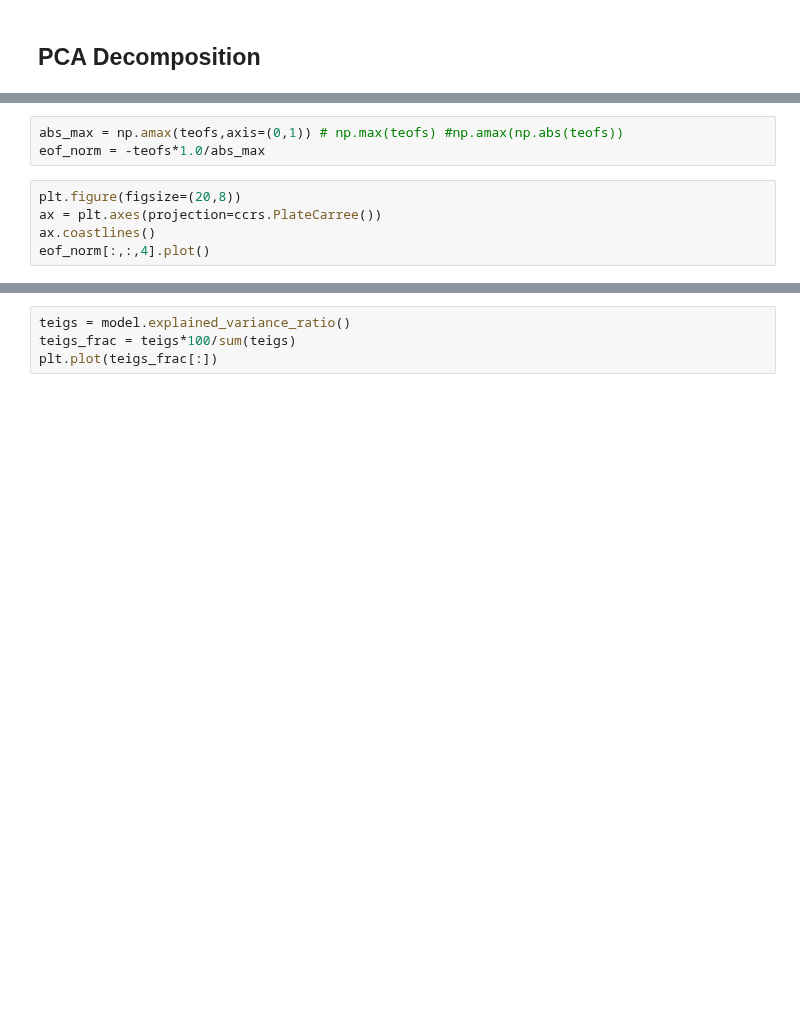
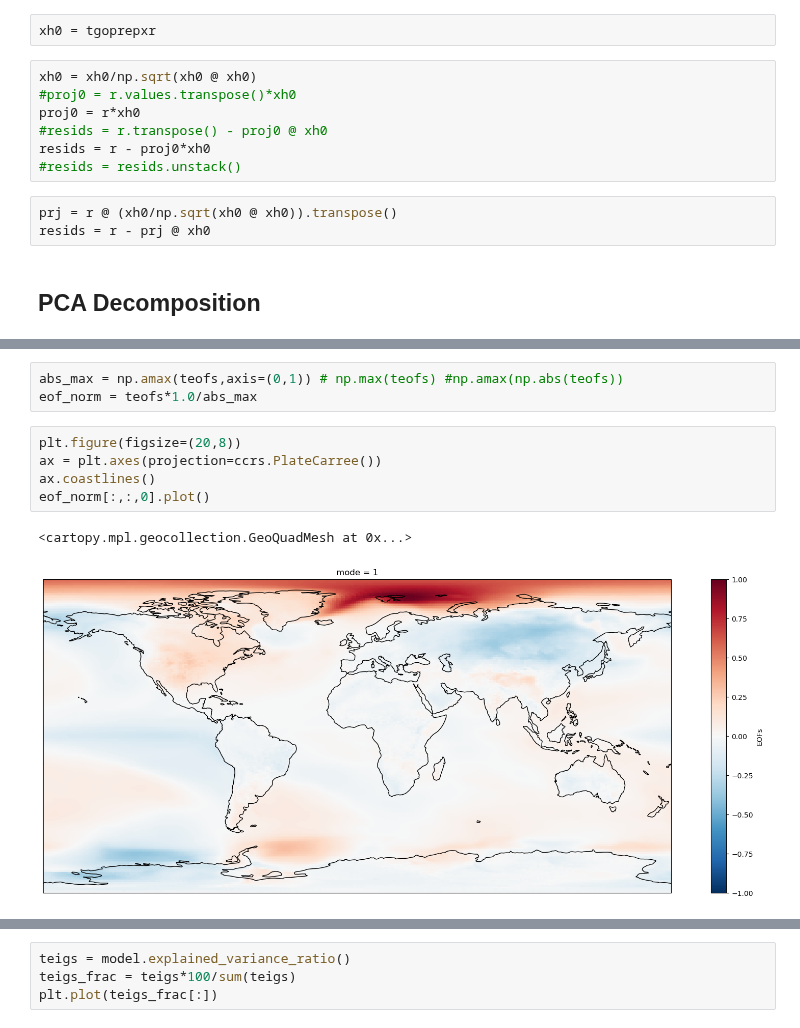
Before and after one commit to mshiv/aislens_emulation, a Jupyter notebook: notebooks/07-sm-rewrite-fldgen.ipynb, the cells around one changed output, grey strips where cells are left out. Cells and saved outputs as stored; diff of their text form; blank space fills up the shorter version.

```diff
--- a/notebooks/07-sm-rewrite-fldgen.ipynb
+++ b/notebooks/07-sm-rewrite-fldgen.ipynb
@@ -98,3 +117,15 @@ Coordinates:
+# %%
+xh0 = tgoprepxr
+# %%
+xh0 = xh0/np.sqrt(xh0 @ xh0)
+#proj0 = r.values.transpose()*xh0
+proj0 = r*xh0
+#resids = r.transpose() - proj0 @ xh0
+resids = r - proj0*xh0
+#resids = resids.unstack()
+# %%
+prj = r @ (xh0/np.sqrt(xh0 @ xh0)).transpose()
+resids = r - prj @ xh0
 # %% [markdown]
 ## PCA Decomposition
 # %%
@@ -106,9 +140,12 @@ tpcs = model.pcs()
 # %%
 abs_max = np.amax(teofs,axis=(0,1)) # np.max(teofs) #np.amax(np.abs(teofs))
-eof_norm = -teofs*1.0/abs_max
+eof_norm = teofs*1.0/abs_max
 # %%
 plt.figure(figsize=(20,8))
 ax = plt.axes(projection=ccrs.PlateCarree())
 ax.coastlines()
-eof_norm[:,:,4].plot()
+eof_norm[:,:,0].plot()
+# %% [output]
+<cartopy.mpl.geocollection.GeoQuadMesh at 0x...>
+[figure, added]
 # %%
```
Also changed, not shown: parts of 18 cells of this notebook, 3 other files.
